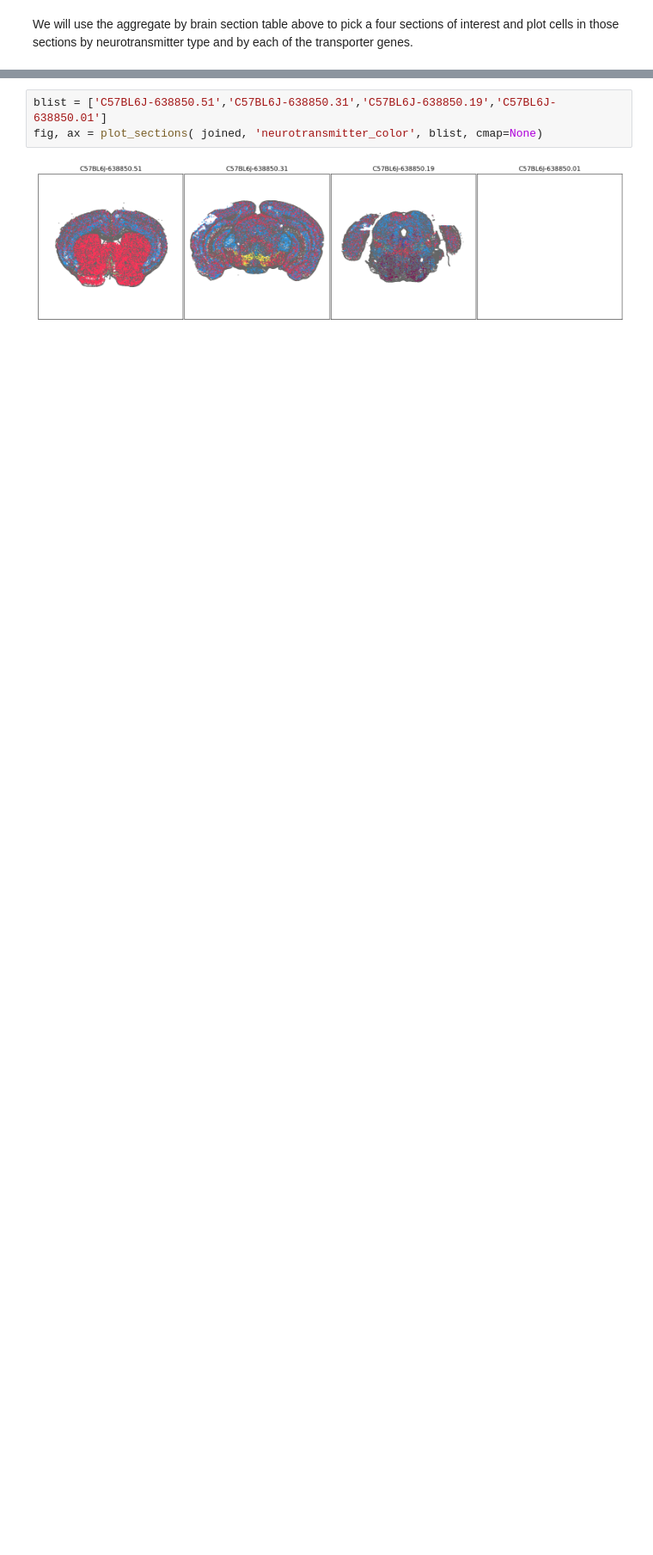
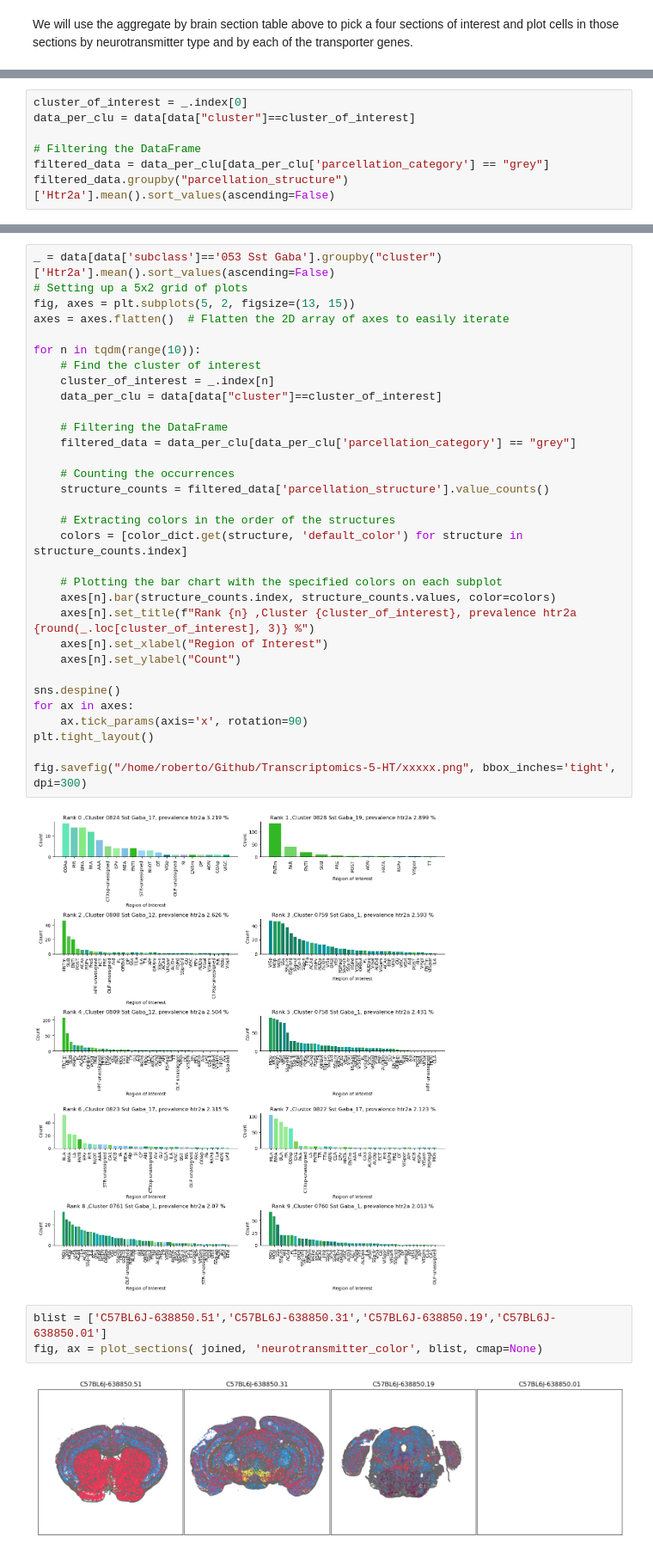
Before and after one commit to RobertoDF/Transcriptomics-5-HT, a Jupyter notebook: merfish_tutorial_part_2b.ipynb, the cells around one changed output, grey strips where cells are left out. Shown at 86% size. Cells and saved outputs as stored; diff of their text form; blank space fills up the shorter version.

```diff
--- a/merfish_tutorial_part_2b.ipynb
+++ b/merfish_tutorial_part_2b.ipynb
@@ -214,0 +341,7 @@ plot_heatmap(agg,12,6)
+# %%
+cluster_of_interest = _.index[0]
+data_per_clu = data[data["cluster"]==cluster_of_interest]
+
+# Filtering the DataFrame
+filtered_data = data_per_clu[data_per_clu['parcellation_category'] == "grey"]
+filtered_data.groupby("parcellation_structure")['Htr2a'].mean().sort_values(ascending=False)
@@ -215,3 +366,37 @@ plot_heatmap(agg,12,6)
+# %%
+_ = data[data['subclass']=='053 Sst Gaba'].groupby("cluster")['Htr2a'].mean().sort_values(ascending=False)
+# Setting up a 5x2 grid of plots
+fig, axes = plt.subplots(5, 2, figsize=(13, 15))
+axes = axes.flatten()  # Flatten the 2D array of axes to easily iterate
+
+for n in tqdm(range(10)):
+    # Find the cluster of interest
+    cluster_of_interest = _.index[n]
+    data_per_clu = data[data["cluster"]==cluster_of_interest]
+
+    # Filtering the DataFrame
+    filtered_data = data_per_clu[data_per_clu['parcellation_category'] == "grey"]
+
+    # Counting the occurrences
+    structure_counts = filtered_data['parcellation_structure'].value_counts()
+
+    # Extracting colors in the order of the structures
+    colors = [color_dict.get(structure, 'default_color') for structure in structure_counts.index]
+
+    # Plotting the bar chart with the specified colors on each subplot
+    axes[n].bar(structure_counts.index, structure_counts.values, color=colors)
+    axes[n].set_title(f"Rank {n} ,Cluster {cluster_of_interest}, prevalence htr2a {round(_.loc[cluster_of_interest], 3)} %")
+    axes[n].set_xlabel("Region of Interest")
+    axes[n].set_ylabel("Count")
+
+sns.despine()
+for ax in axes:
+    ax.tick_params(axis='x', rotation=90)
+plt.tight_layout()
+
+fig.savefig("/home/roberto/Github/Transcriptomics-5-HT/xxxxx.png", bbox_inches='tight', dpi=300)
+# %% [output]
+[figure, added]
 # %%
 blist = ['C57BL6J-638850.51','C57BL6J-638850.31','C57BL6J-638850.19','C57BL6J-638850.01']
 fig, ax = plot_sections( joined, 'neurotransmitter_color', blist, cmap=None)
```
Also changed, not shown: parts of 16 cells of this notebook, 19 other files.
